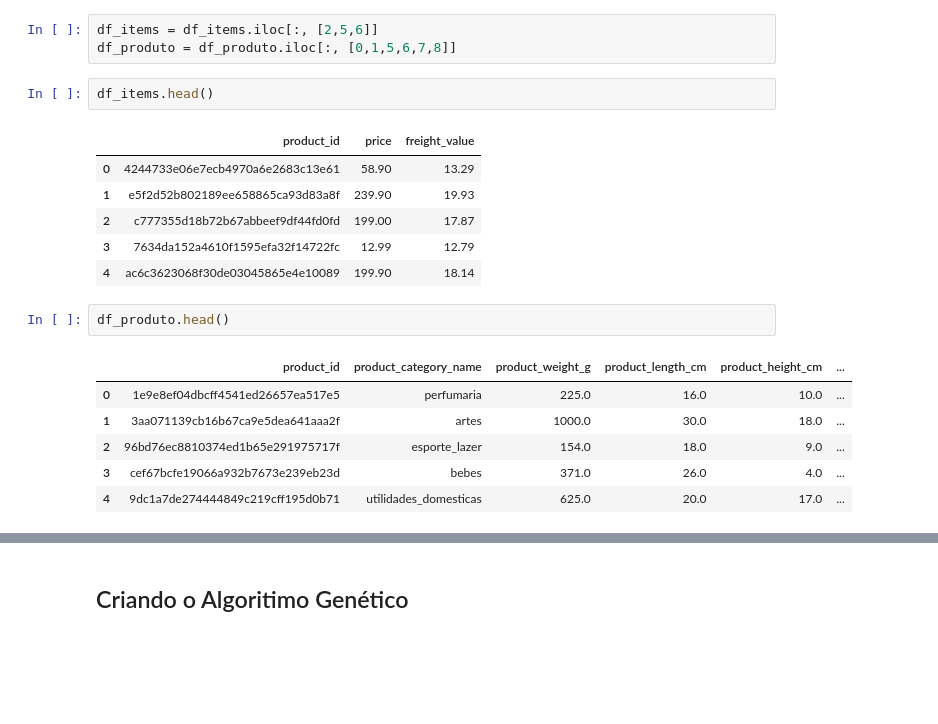
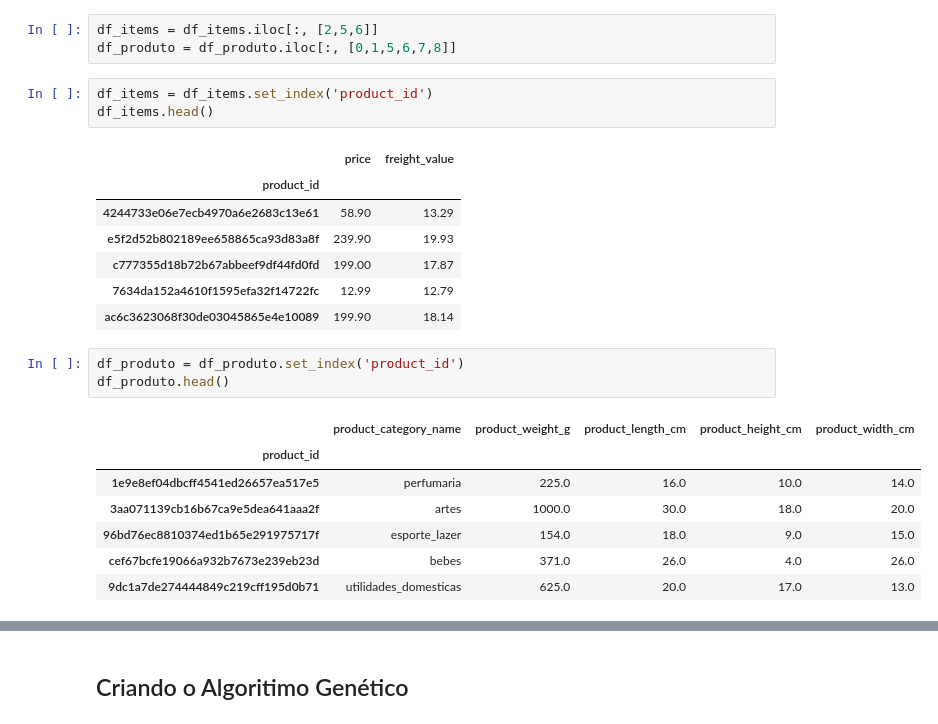
Before and after one commit to jvataidee/PesquisaOperacional, a Jupyter notebook: otimização_caraga_caminhão.ipynb, the cells around one changed output, grey strips where cells are left out. Cells and saved outputs as stored; diff of their text form; blank space fills up the shorter version.

```diff
--- a/otimização_caraga_caminhão.ipynb
+++ b/otimização_caraga_caminhão.ipynb
@@ -73,20 +74,24 @@ df_produto.head()
 df_items = df_items.iloc[:, [2,5,6]]
 df_produto = df_produto.iloc[:, [0,1,5,6,7,8]]
 # %%
+df_items = df_items.set_index('product_id')
 df_items.head()
 # %% [output]
-|  | product_id | price | freight_value |
-| 0 | 4244733e06e7ecb4970a6e2683c13e61 | 58.90 | 13.29 |
-| 1 | e5f2d52b802189ee658865ca93d83a8f | 239.90 | 19.93 |
-| 2 | c777355d18b72b67abbeef9df44fd0fd | 199.00 | 17.87 |
-| 3 | 7634da152a4610f1595efa32f14722fc | 12.99 | 12.79 |
-| 4 | ac6c3623068f30de03045865e4e10089 | 199.90 | 18.14 |
+|  | price | freight_value |
+| product_id |  |  |
+| 4244733e06e7ecb4970a6e2683c13e61 | 58.90 | 13.29 |
+| e5f2d52b802189ee658865ca93d83a8f | 239.90 | 19.93 |
+| c777355d18b72b67abbeef9df44fd0fd | 199.00 | 17.87 |
+| 7634da152a4610f1595efa32f14722fc | 12.99 | 12.79 |
+| ac6c3623068f30de03045865e4e10089 | 199.90 | 18.14 |
 # %%
+df_produto = df_produto.set_index('product_id')
 df_produto.head()
 # %% [output]
-|  | product_id | product_category_name | product_weight_g | product_length_cm | product_height_cm | ... |
-| 0 | 1e9e8ef04dbcff4541ed26657ea517e5 | perfumaria | 225.0 | 16.0 | 10.0 | ... |
-| 1 | 3aa071139cb16b67ca9e5dea641aaa2f | artes | 1000.0 | 30.0 | 18.0 | ... |
-| 2 | 96bd76ec8810374ed1b65e291975717f | esporte_lazer | 154.0 | 18.0 | 9.0 | ... |
-| 3 | cef67bcfe19066a932b7673e239eb23d | bebes | 371.0 | 26.0 | 4.0 | ... |
-| 4 | 9dc1a7de274444849c219cff195d0b71 | utilidades_domesticas | 625.0 | 20.0 | 17.0 | ... |
+|  | product_category_name | product_weight_g | product_length_cm | product_height_cm | product_width_cm |
+| product_id |  |  |  |  |  |
+| 1e9e8ef04dbcff4541ed26657ea517e5 | perfumaria | 225.0 | 16.0 | 10.0 | 14.0 |
+| 3aa071139cb16b67ca9e5dea641aaa2f | artes | 1000.0 | 30.0 | 18.0 | 20.0 |
+| 96bd76ec8810374ed1b65e291975717f | esporte_lazer | 154.0 | 18.0 | 9.0 | 15.0 |
+| cef67bcfe19066a932b7673e239eb23d | bebes | 371.0 | 26.0 | 4.0 | 26.0 |
+| 9dc1a7de274444849c219cff195d0b71 | utilidades_domesticas | 625.0 | 20.0 | 17.0 | 13.0 |
```
Also changed, not shown: parts of 18 cells of this notebook.
